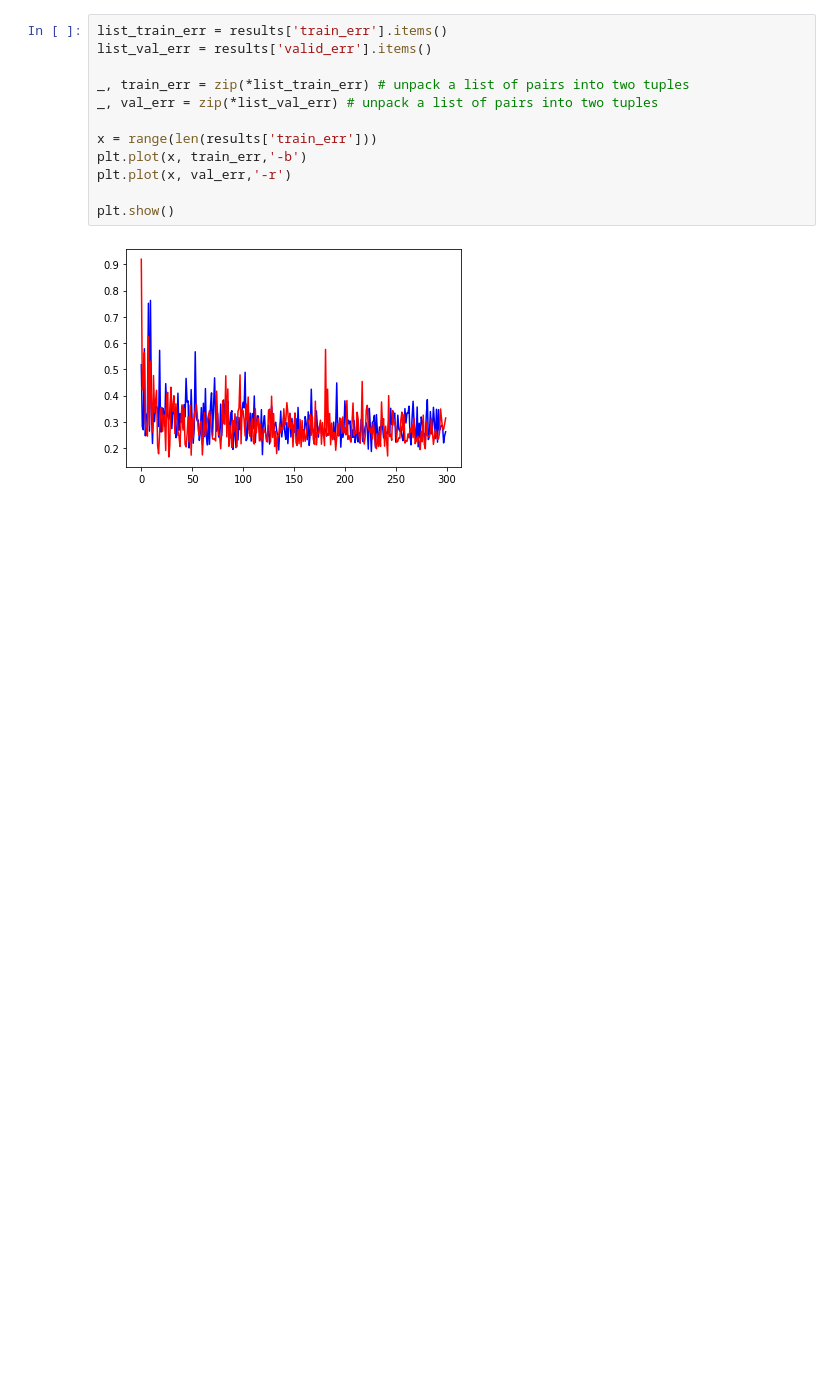
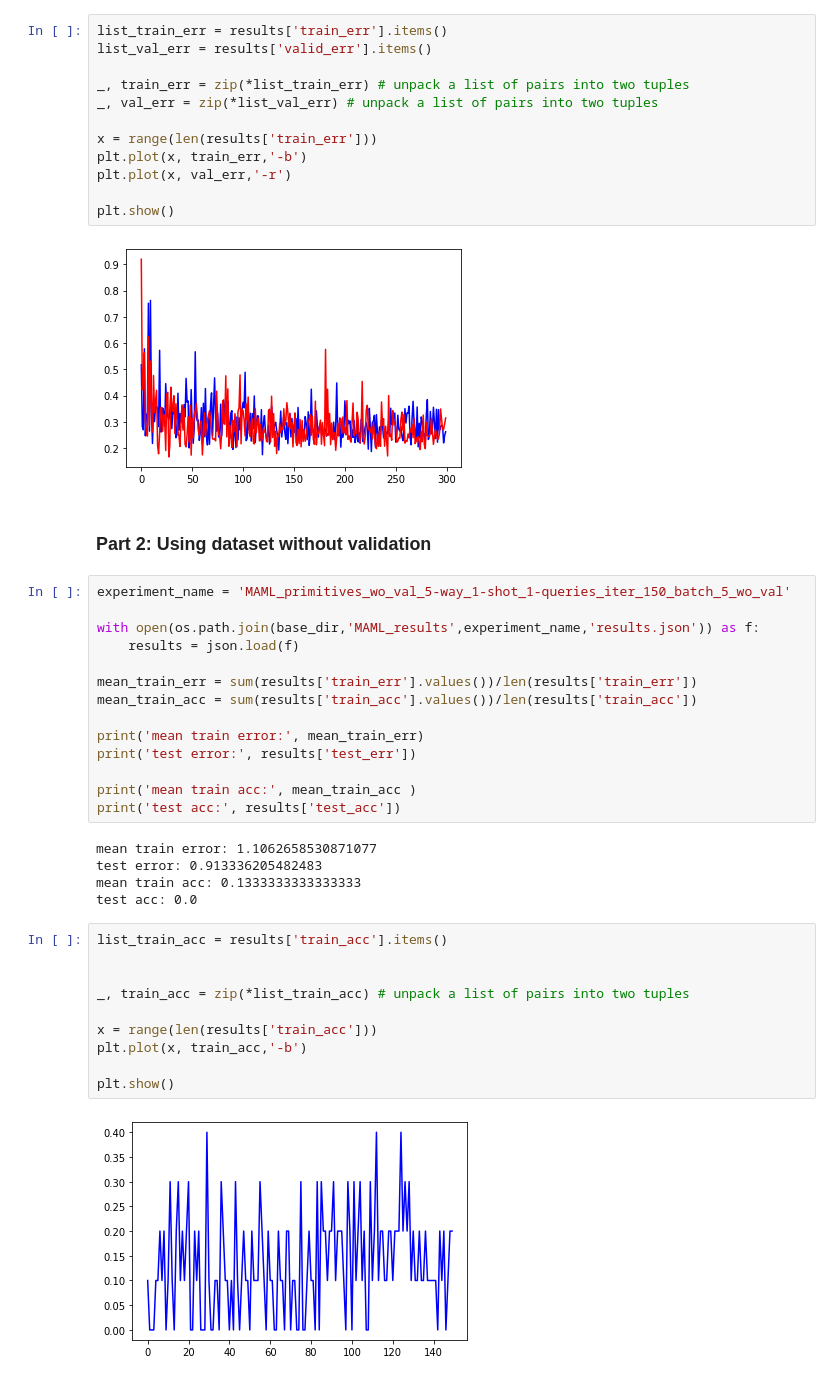
Before and after one commit to csingh27/trident_primitives, a Jupyter notebook: results_processing/MAML_results.ipynb, the cells around one changed output. Saved outputs shown, nothing was run; the diff lists cells and outputs as text; blank space fills up the shorter version.

```diff
--- a/results_processing/MAML_results.ipynb
+++ b/results_processing/MAML_results.ipynb
@@ -175,3 +175,36 @@ plt.plot(x, val_err,'-r')
 plt.show()
 # %% [output]
 [figure]
+# %% [markdown]
+### Part 2: Using dataset without validation
+# %%
+experiment_name = 'MAML_primitives_wo_val_5-way_1-shot_1-queries_iter_150_batch_5_wo_val'
+
+with open(os.path.join(base_dir,'MAML_results',experiment_name,'results.json')) as f:
+    results = json.load(f)
+
+mean_train_err = sum(results['train_err'].values())/len(results['train_err'])
+mean_train_acc = sum(results['train_acc'].values())/len(results['train_acc'])
+
+print('mean train error:', mean_train_err)
+print('test error:', results['test_err'])
+
+print('mean train acc:', mean_train_acc )
+print('test acc:', results['test_acc'])
+# %% [output]
+mean train error: 1.1062658530871077
+test error: 0.913336205482483
+mean train acc: 0.1333333333333333
+test acc: 0.0
+# %%
+list_train_acc = results['train_acc'].items()
+
+
+_, train_acc = zip(*list_train_acc) # unpack a list of pairs into two tuples
+
+x = range(len(results['train_acc']))
+plt.plot(x, train_acc,'-b')
+
+plt.show()
+# %% [output]
+[figure, added]
```
Also changed, not shown: parts of 16 cells of this notebook.
